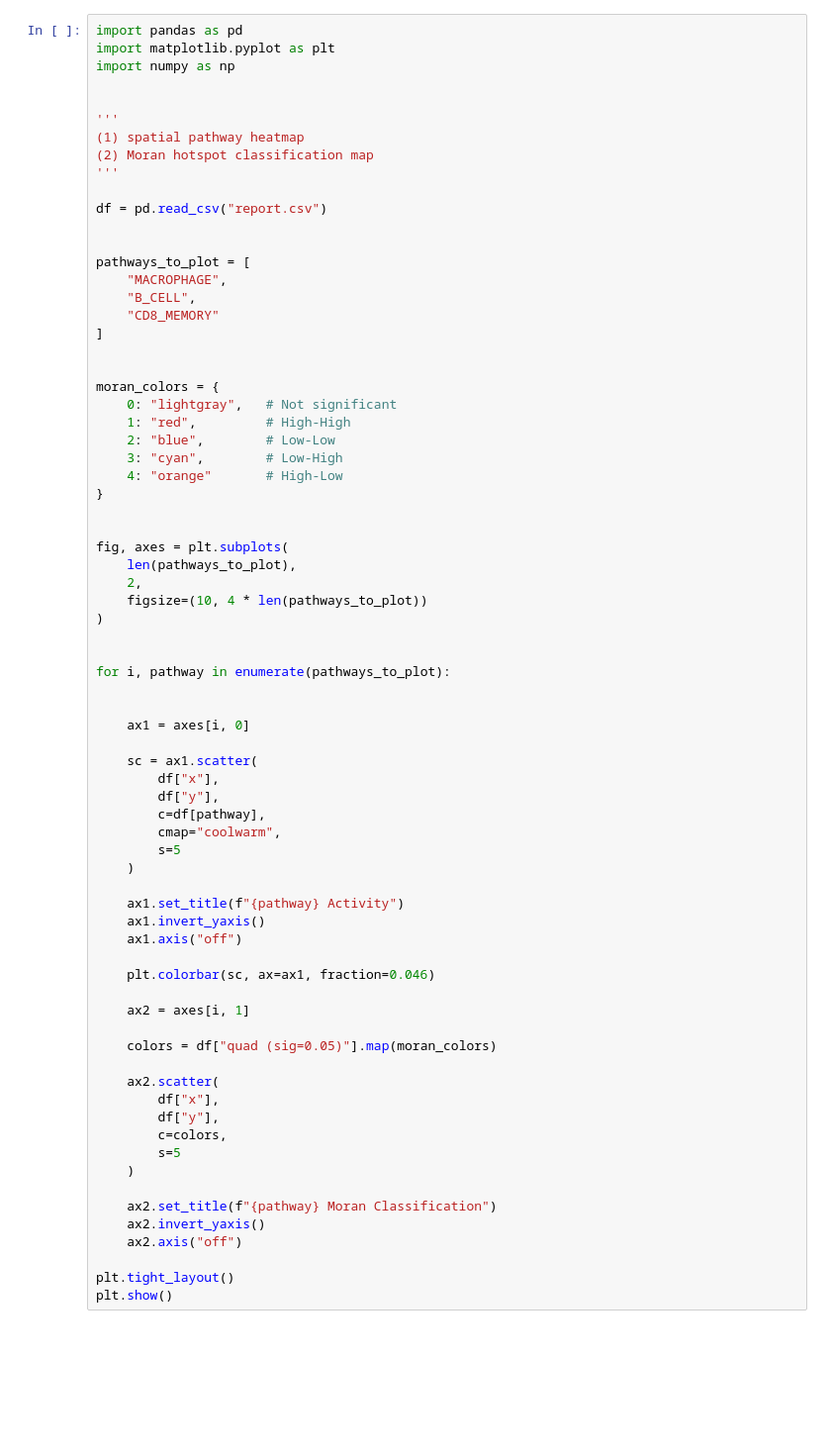
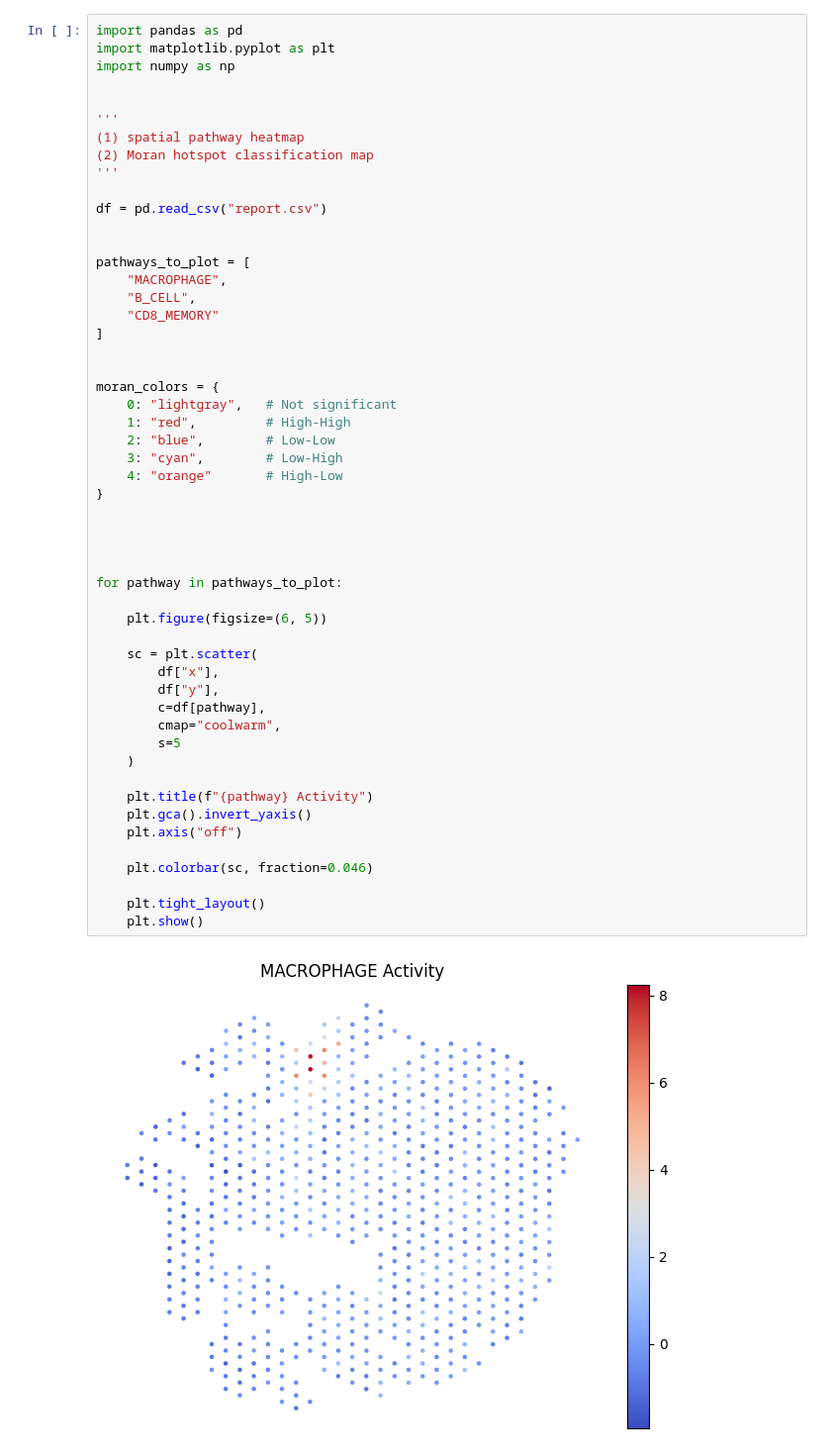
Before and after one commit to AHandsomePython/spatial_omic_vlm, a Jupyter notebook: test0.ipynb, the cells around one changed output. Shown at 99% size. Saved outputs shown, nothing was run; the diff lists cells and outputs as text; blank space fills up the shorter version.

```diff
--- a/test0.ipynb
+++ b/test0.ipynb
@@ -14,60 +14,41 @@ df = pd.read_csv("report.csv")
 
 pathways_to_plot = [
     "MACROPHAGE",
     "B_CELL",
     "CD8_MEMORY"
 ]
 
 
 moran_colors = {
     0: "lightgray",   # Not significant
     1: "red",         # High-High
     2: "blue",        # Low-Low
     3: "cyan",        # Low-High
     4: "orange"       # High-Low
 }
 
 
-fig, axes = plt.subplots(
-    len(pathways_to_plot),
-    2,
-    figsize=(10, 4 * len(pathways_to_plot))
-)
 
 
-for i, pathway in enumerate(pathways_to_plot):
+for pathway in pathways_to_plot:
 
+    plt.figure(figsize=(6, 5))
 
-    ax1 = axes[i, 0]
-
-    sc = ax1.scatter(
+    sc = plt.scatter(
         df["x"],
         df["y"],
         c=df[pathway],
         cmap="coolwarm",
         s=5
     )
 
-    ax1.set_title(f"{pathway} Activity")
-    ax1.invert_yaxis()
-    ax1.axis("off")
+    plt.title(f"{pathway} Activity")
+    plt.gca().invert_yaxis()
+    plt.axis("off")
 
-    plt.colorbar(sc, ax=ax1, fraction=0.046)
+    plt.colorbar(sc, fraction=0.046)
 
-    ax2 = axes[i, 1]
-
-    colors = df["quad (sig=0.05)"].map(moran_colors)
-
-    ax2.scatter(
-        df["x"],
-        df["y"],
-        c=colors,
-        s=5
-    )
-
-    ax2.set_title(f"{pathway} Moran Classification")
-    ax2.invert_yaxis()
-    ax2.axis("off")
-
-plt.tight_layout()
-plt.show()
+    plt.tight_layout()
+    plt.show()
+# %% [output]
+[figure, added]
```
Also changed, not shown: parts of 11 cells of this notebook, 7 other files.
